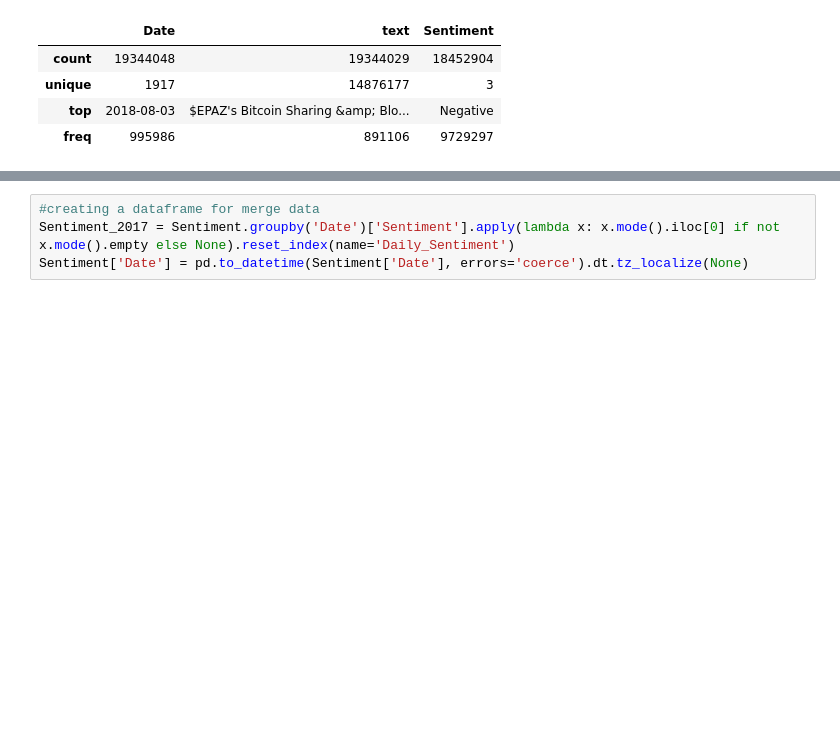
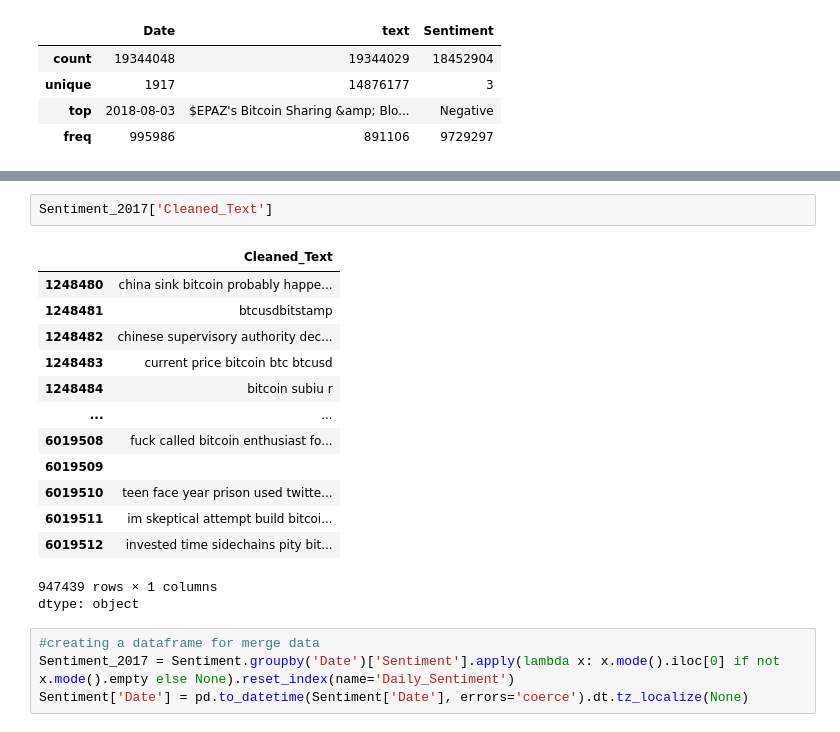
Before and after one commit to vardhan307/Forecasting-Cryptocurrency-Prices-Using-Time-Series-and-News-Sentiment-Analysis-, a Jupyter notebook: Finalprojectvardhanvvs.ipynb, the cells around one changed output, grey strips where cells are left out. Saved outputs shown, nothing was run; the diff lists cells and outputs as text; blank space fills up the shorter version.

```diff
--- a/Finalprojectvardhanvvs.ipynb
+++ b/Finalprojectvardhanvvs.ipynb
@@ -536,6 +537,23 @@ Sentiment_Score               0
 Sentiment_Rolling_Mean_7      6
 Sentiment_Rolling_Mean_30    29
 dtype: int64
+# %%
+Sentiment_2017['Cleaned_Text']
+# %% [output]
+|  | Cleaned_Text |
+| 1248480 | china sink bitcoin probably happe... |
+| 1248481 | btcusdbitstamp |
+| 1248482 | chinese supervisory authority dec... |
+| 1248483 | current price bitcoin btc btcusd |
+| 1248484 | bitcoin subiu r |
+| ... | ... |
+| 6019508 | fuck called bitcoin enthusiast fo... |
+| 6019509 |  |
+| 6019510 | teen face year prison used twitte... |
+| 6019511 | im skeptical attempt build bitcoi... |
+| 6019512 | invested time sidechains pity bit... |
+947439 rows × 1 columns
+dtype: object
 # %%
 #creating a dataframe for merge data
 Sentiment_2017 = Sentiment.groupby('Date')['Sentiment'].apply(lambda x: x.mode().iloc[0] if not x.mode().empty else None).reset_index(name='Daily_Sentiment')
```
Also changed, not shown: parts of 12 cells of this notebook.
